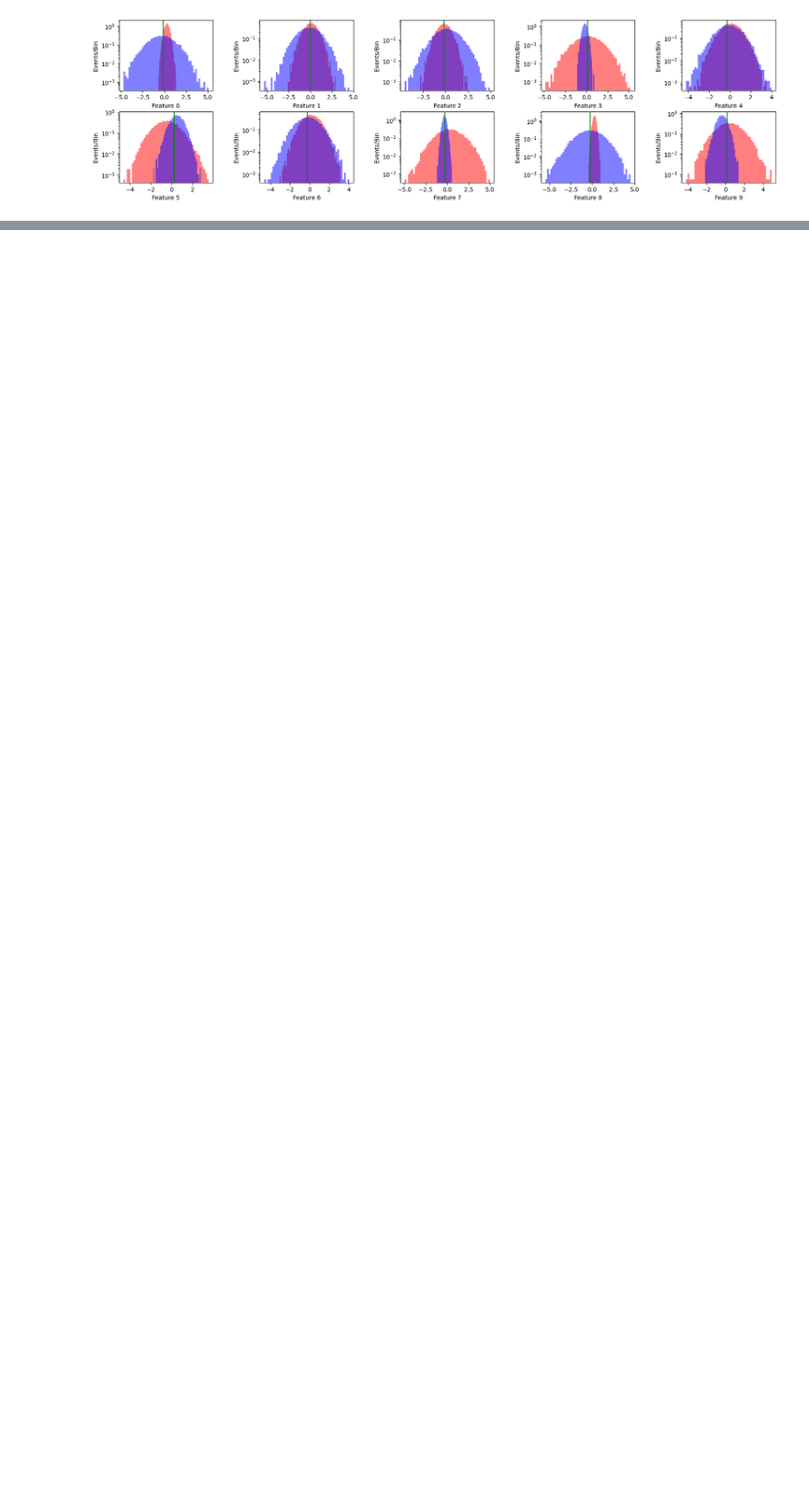
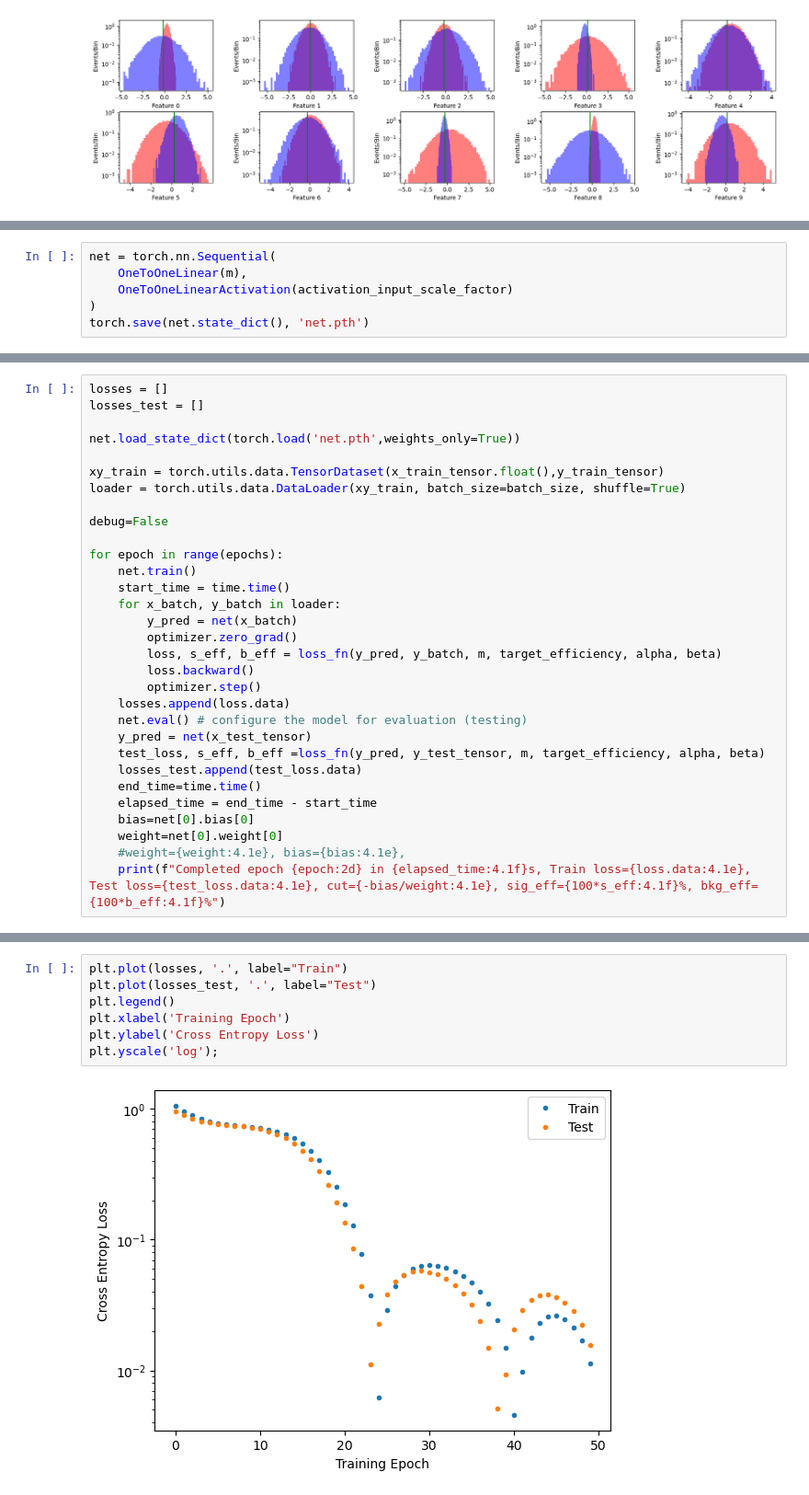
Before and after one commit to scipp-atlas/cabin-notebooks, a Jupyter notebook: LearningCuts.ipynb, the cells around one changed output, grey strips where cells are left out. Shown at 92% size. Drawn from its saved outputs; the diff is of its cells as text; blank space fills up the shorter version.

```diff
--- a/LearningCuts.ipynb
+++ b/LearningCuts.ipynb
@@ -760,0 +877,6 @@ for b in range(m):
+# %%
+net = torch.nn.Sequential(
+    OneToOneLinear(m),
+    OneToOneLinearActivation(activation_input_scale_factor)
+)
+torch.save(net.state_dict(), 'net.pth')
@@ -760,0 +891,31 @@ for b in range(m):
+# %%
+losses = []
+losses_test = []
+
+net.load_state_dict(torch.load('net.pth',weights_only=True))
+
+xy_train = torch.utils.data.TensorDataset(x_train_tensor.float(),y_train_tensor)
+loader = torch.utils.data.DataLoader(xy_train, batch_size=batch_size, shuffle=True)
+
+debug=False
+
+for epoch in range(epochs):
+    net.train()
+    start_time = time.time()
+    for x_batch, y_batch in loader:
+        y_pred = net(x_batch)
+        optimizer.zero_grad()
+        loss, s_eff, b_eff = loss_fn(y_pred, y_batch, m, target_efficiency, alpha, beta)
+        loss.backward()
+        optimizer.step()
+    losses.append(loss.data)
+    net.eval() # configure the model for evaluation (testing)
+    y_pred = net(x_test_tensor)
+    test_loss, s_eff, b_eff =loss_fn(y_pred, y_test_tensor, m, target_efficiency, alpha, beta)
+    losses_test.append(test_loss.data)
+    end_time=time.time()
+    elapsed_time = end_time - start_time
+    bias=net[0].bias[0]
+    weight=net[0].weight[0]
+    #weight={weight:4.1e}, bias={bias:4.1e},
+    print(f"Completed epoch {epoch:2d} in {elapsed_time:4.1f}s, Train loss={loss.data:4.1e}, Test loss={test_loss.data:4.1e}, cut={-bias/weight:4.1e}, sig_eff={100*s_eff:4.1f}%, bkg_eff={100*b_eff:4.1f}%")
@@ -760,0 +940,9 @@ for b in range(m):
+# %%
+plt.plot(losses, '.', label="Train")
+plt.plot(losses_test, '.', label="Test")
+plt.legend()
+plt.xlabel('Training Epoch')
+plt.ylabel('Cross Entropy Loss')
+plt.yscale('log');
+# %% [output]
+[figure, added]
```
Also changed, not shown: parts of 25 cells of this notebook.
